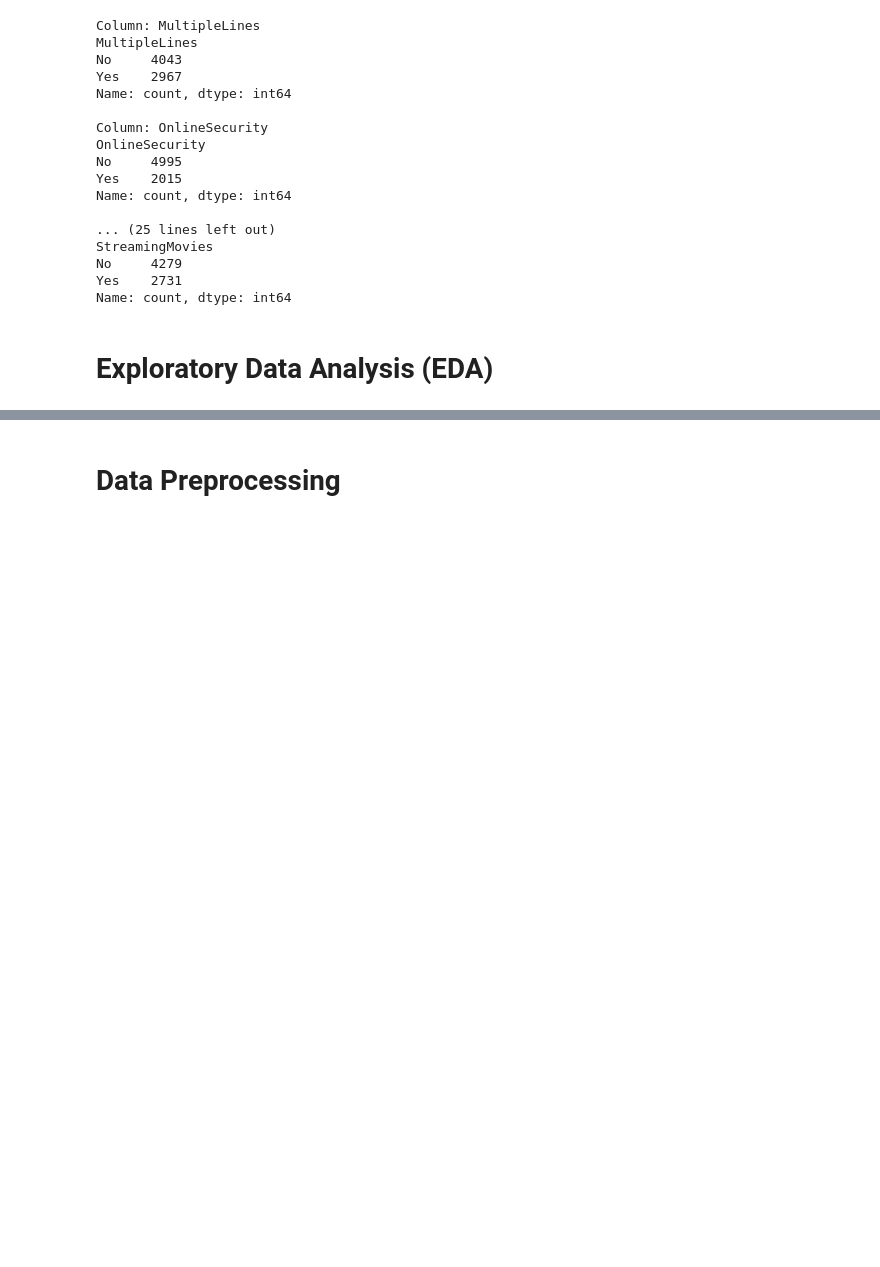
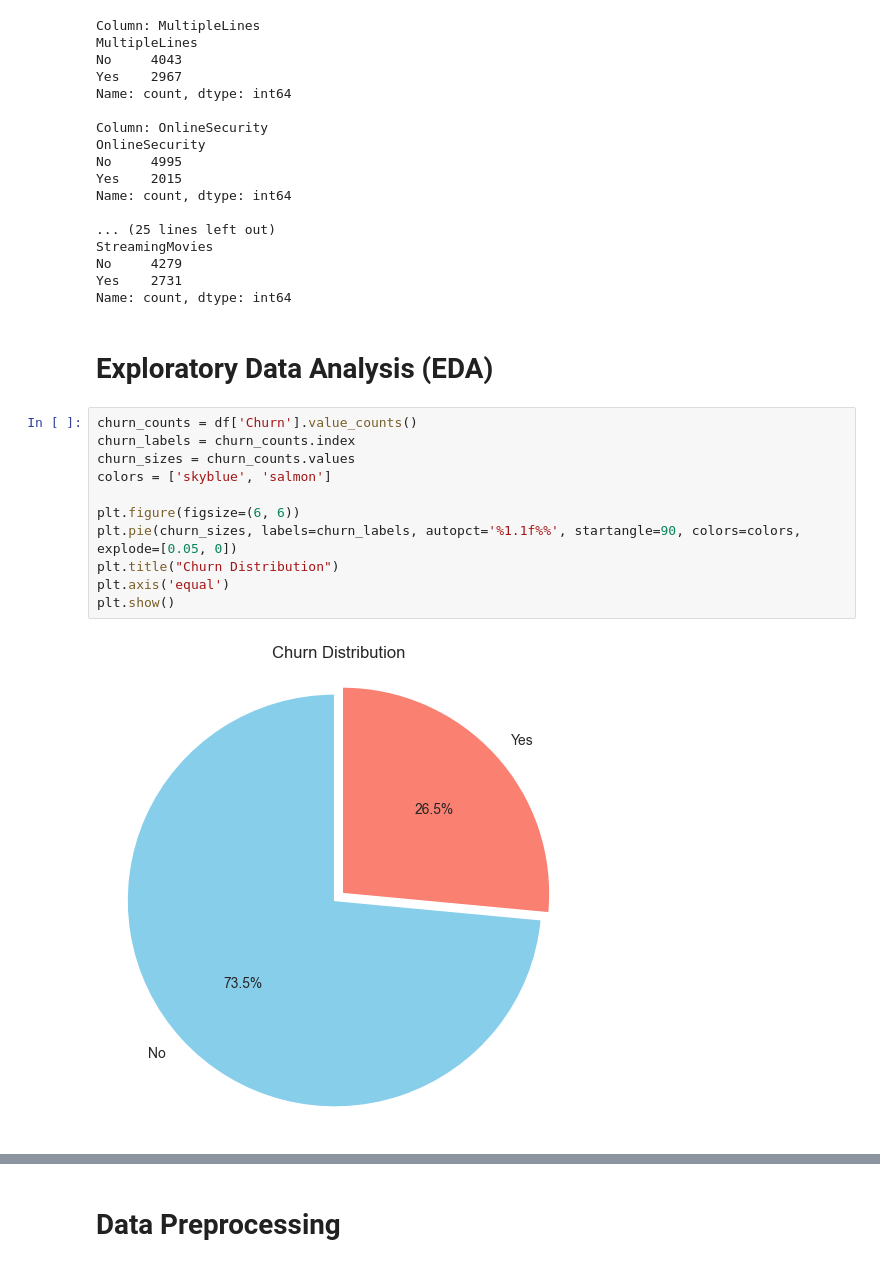
Before and after one commit to ryTCodes/Modeling-Customer-Churn-Based-on-Multiple-Predictors, a Jupyter notebook: Modeling Customer Churn.ipynb, the cells around one changed output, grey strips where cells are left out. Saved outputs shown, nothing was run; the diff lists cells and outputs as text; blank space fills up the shorter version.

```diff
--- a/Modeling Customer Churn.ipynb
+++ b/Modeling Customer Churn.ipynb
@@ -214,3 +215,16 @@ Yes    2731
 Name: count, dtype: int64
 # %% [markdown]
 # Exploratory Data Analysis (EDA)
+# %%
+churn_counts = df['Churn'].value_counts()
+churn_labels = churn_counts.index
+churn_sizes = churn_counts.values
+colors = ['skyblue', 'salmon']
+
+plt.figure(figsize=(6, 6))
+plt.pie(churn_sizes, labels=churn_labels, autopct='%1.1f%%', startangle=90, colors=colors, explode=[0.05, 0])
+plt.title("Churn Distribution")
+plt.axis('equal')
+plt.show()
+# %% [output]
+[figure, added]
```
Also changed, not shown: parts of 12 cells of this notebook, 1 other file.
